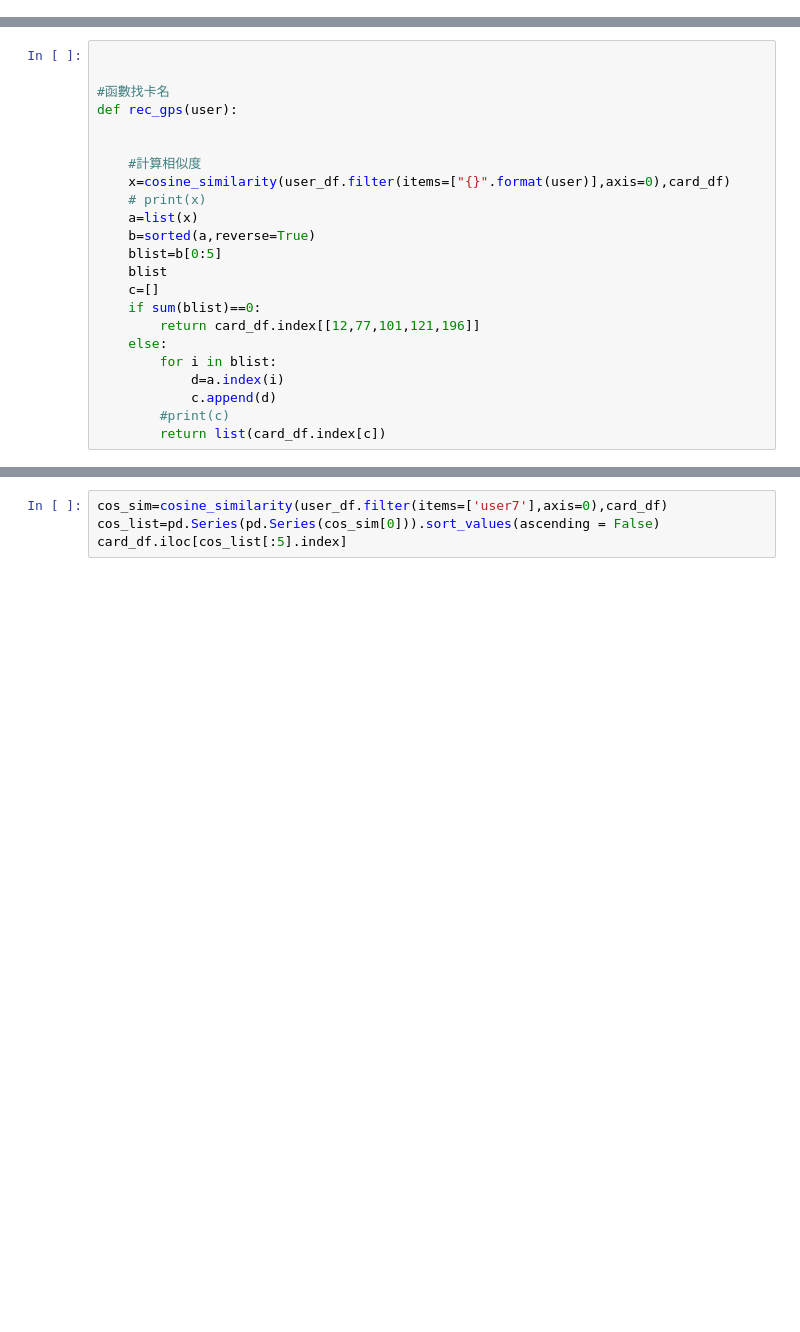
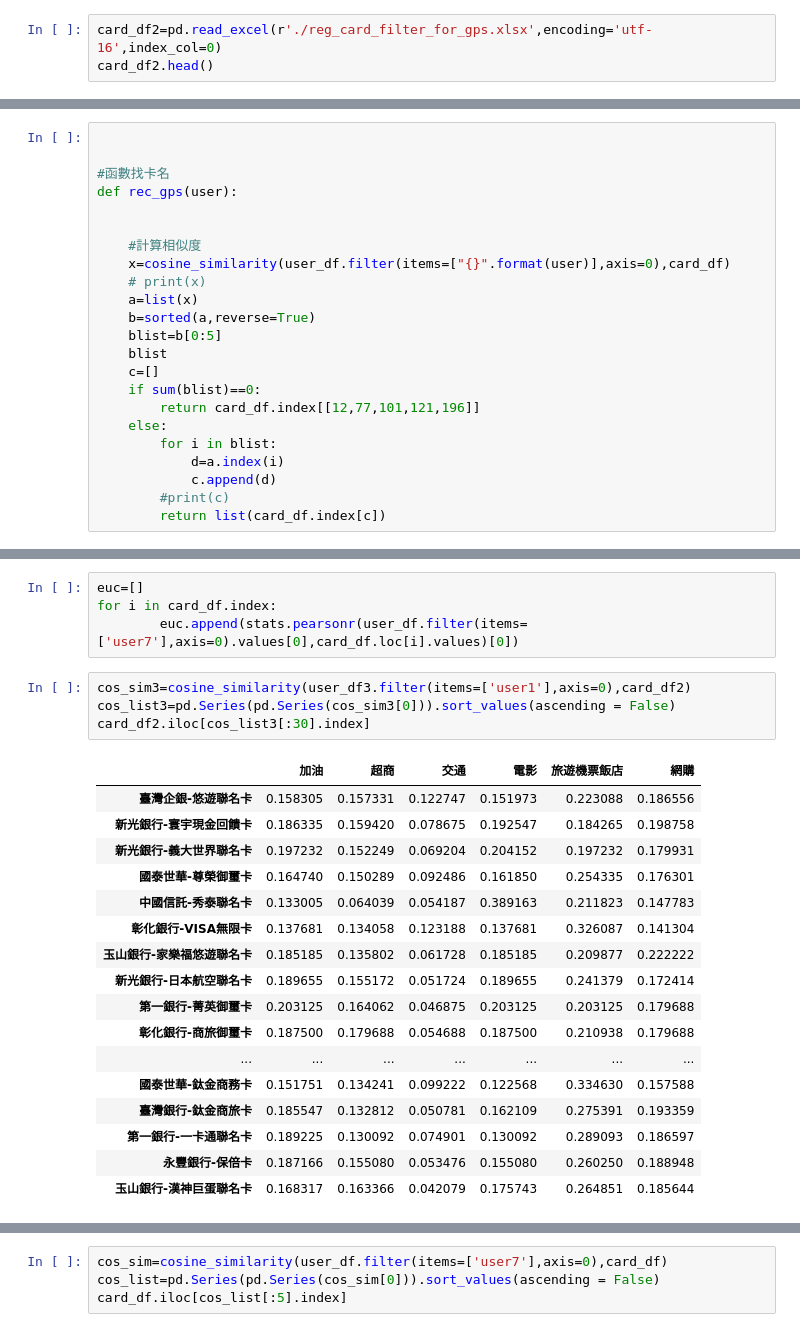
Before and after one commit to ShengHsiang-Kao/DB104, a Jupyter notebook: GPS/user_stay_point/final_card/gps_card_rec.ipynb, the cells around one changed output, grey strips where cells are left out. Drawn from its saved outputs; the diff is of its cells as text; blank space fills up the shorter version.

```diff
--- a/GPS/user_stay_point/final_card/gps_card_rec.ipynb
+++ b/GPS/user_stay_point/final_card/gps_card_rec.ipynb
@@ -19,3 +20,6 @@ card_df.head()
 | 上海商銀-小小兵Bello回饋卡 | 0.103030 | 0.133333 | 0.042424 | 0.109091 | 0.360606 | 0.251515 |
 | 上海商銀-簡單卡 | 0.093578 | 0.097248 | 0.071560 | 0.086239 | 0.445872 | 0.205505 |
 | 土地銀行-JCB一卡通聯名晶緻卡 | 0.142857 | 0.285714 | 0.000000 | 0.000000 | 0.285714 | 0.285714 |
+# %%
+card_df2=pd.read_excel(r'./reg_card_filter_for_gps.xlsx',encoding='utf-16',index_col=0)
+card_df2.head()
@@ -83,0 +121,26 @@ def rec_gps(user):
+# %%
+euc=[]
+for i in card_df.index:
+        euc.append(stats.pearsonr(user_df.filter(items=['user7'],axis=0).values[0],card_df.loc[i].values)[0])
+# %%
+cos_sim3=cosine_similarity(user_df3.filter(items=['user1'],axis=0),card_df2)
+cos_list3=pd.Series(pd.Series(cos_sim3[0])).sort_values(ascending = False)
+card_df2.iloc[cos_list3[:30].index]
+# %% [output]
+|  | 加油 | 超商 | 交通 | 電影 | 旅遊機票飯店 | 網購 |
+| 臺灣企銀-悠遊聯名卡 | 0.158305 | 0.157331 | 0.122747 | 0.151973 | 0.223088 | 0.186556 |
+| 新光銀行-寰宇現金回饋卡 | 0.186335 | 0.159420 | 0.078675 | 0.192547 | 0.184265 | 0.198758 |
+| 新光銀行-義大世界聯名卡 | 0.197232 | 0.152249 | 0.069204 | 0.204152 | 0.197232 | 0.179931 |
+| 國泰世華-尊榮御璽卡 | 0.164740 | 0.150289 | 0.092486 | 0.161850 | 0.254335 | 0.176301 |
+| 中國信託-秀泰聯名卡 | 0.133005 | 0.064039 | 0.054187 | 0.389163 | 0.211823 | 0.147783 |
+| 彰化銀行-VISA無限卡 | 0.137681 | 0.134058 | 0.123188 | 0.137681 | 0.326087 | 0.141304 |
+| 玉山銀行-家樂福悠遊聯名卡 | 0.185185 | 0.135802 | 0.061728 | 0.185185 | 0.209877 | 0.222222 |
+| 新光銀行-日本航空聯名卡 | 0.189655 | 0.155172 | 0.051724 | 0.189655 | 0.241379 | 0.172414 |
+| 第一銀行-菁英御璽卡 | 0.203125 | 0.164062 | 0.046875 | 0.203125 | 0.203125 | 0.179688 |
+| 彰化銀行-商旅御璽卡 | 0.187500 | 0.179688 | 0.054688 | 0.187500 | 0.210938 | 0.179688 |
+| ... | ... | ... | ... | ... | ... | ... |
+| 國泰世華-鈦金商務卡 | 0.151751 | 0.134241 | 0.099222 | 0.122568 | 0.334630 | 0.157588 |
+| 臺灣銀行-鈦金商旅卡 | 0.185547 | 0.132812 | 0.050781 | 0.162109 | 0.275391 | 0.193359 |
+| 第一銀行-一卡通聯名卡 | 0.189225 | 0.130092 | 0.074901 | 0.130092 | 0.289093 | 0.186597 |
+| 永豐銀行-保倍卡 | 0.187166 | 0.155080 | 0.053476 | 0.155080 | 0.260250 | 0.188948 |
+| 玉山銀行-漢神巨蛋聯名卡 | 0.168317 | 0.163366 | 0.042079 | 0.175743 | 0.264851 | 0.185644 |
```
Also changed, not shown: parts of 10 cells of this notebook, 7 other files.
